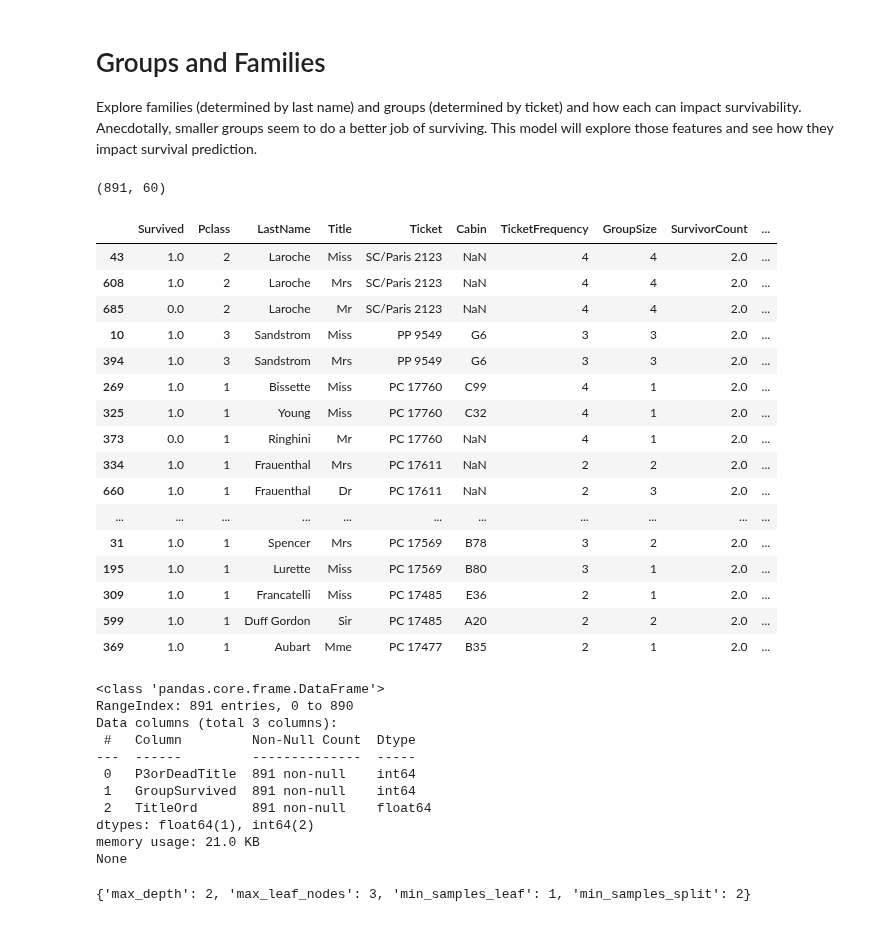
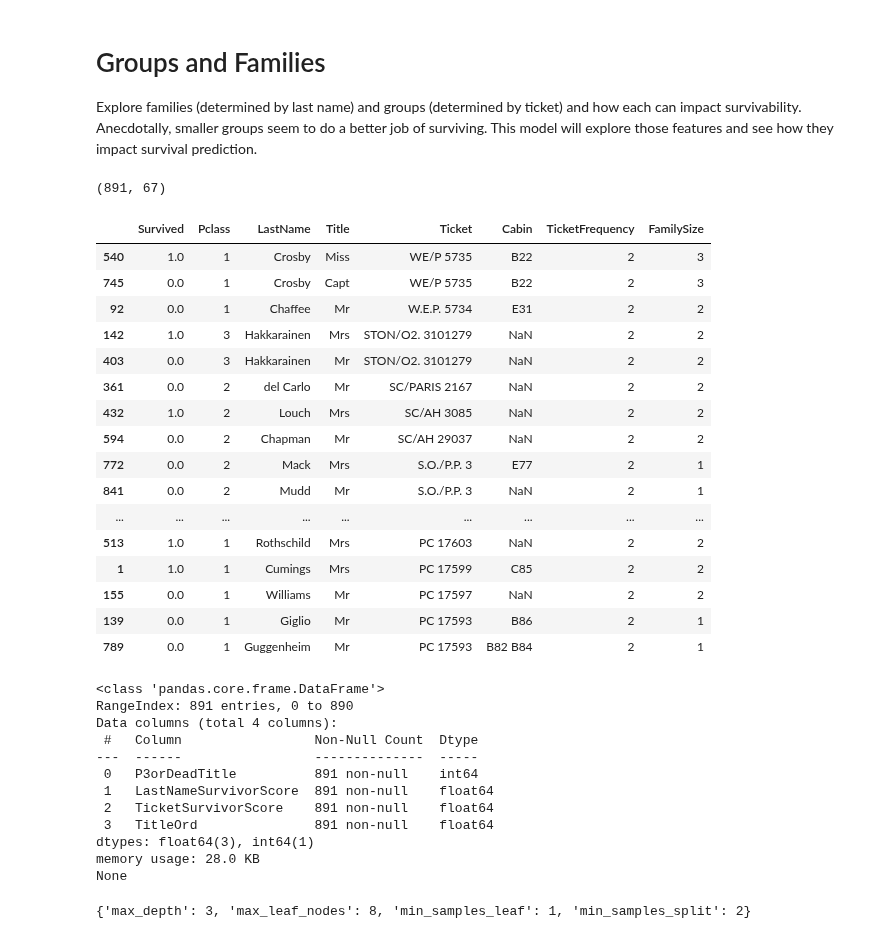
Before and after one commit to jmartenstein/titanic-ml, a Jupyter notebook: src/nb09_families.ipynb, the cells around one changed output. Drawn from its saved outputs; the diff is of its cells as text; code cells hidden in the pictures.

```diff
--- a/src/nb09_families.ipynb
+++ b/src/nb09_families.ipynb
@@ -16,33 +16,33 @@ import sklearn.model_selection as mds
 from scipy import interpolate
 import matplotlib.pyplot as plt
 
-datestamp = "20250302.160921"
+datestamp = "20250308.163757"
 df_ = pd.read_csv(f"../data/kaggle/train.clean.{datestamp}.csv")
 print(df_.shape)
 # %% [output]
-(891, 60)
+(891, 67)
 # %%
-df_sorted_ = df_.sort_values(by=["SurvivorCount", "Ticket"], ascending=False)
-df_sorted_frequency = df_sorted_[ df_sorted_[ "SurvivorCount"] < 3 ]
-df_sorted_frequency[[ "Survived", "Pclass",  "LastName", "Title", "Ticket", "Cabin", "TicketFrequency", "GroupSize", "SurvivorCount", "GroupSurvived" ]].head(20)
+df_sorted_ = df_.sort_values(by=["TicketFrequency", "Ticket"], ascending=False)
+df_sorted_frequency = df_sorted_[ df_sorted_[ "TicketFrequency"] < 3 ]
+df_sorted_frequency[[ "Survived", "Pclass",  "LastName", "Title", "Ticket", "Cabin", "TicketFrequency", "FamilySize" ]].head(20)
 # %% [output]
-|  | Survived | Pclass | LastName | Title | Ticket | Cabin | TicketFrequency | GroupSize | SurvivorCount | ... |
-| 43 | 1.0 | 2 | Laroche | Miss | SC/Paris 2123 | NaN | 4 | 4 | 2.0 | ... |
-| 608 | 1.0 | 2 | Laroche | Mrs | SC/Paris 2123 | NaN | 4 | 4 | 2.0 | ... |
-| 685 | 0.0 | 2 | Laroche | Mr | SC/Paris 2123 | NaN | 4 | 4 | 2.0 | ... |
-| 10 | 1.0 | 3 | Sandstrom | Miss | PP 9549 | G6 | 3 | 3 | 2.0 | ... |
-| 394 | 1.0 | 3 | Sandstrom | Mrs | PP 9549 | G6 | 3 | 3 | 2.0 | ... |
-| 269 | 1.0 | 1 | Bissette | Miss | PC 17760 | C99 | 4 | 1 | 2.0 | ... |
-| 325 | 1.0 | 1 | Young | Miss | PC 17760 | C32 | 4 | 1 | 2.0 | ... |
-| 373 | 0.0 | 1 | Ringhini | Mr | PC 17760 | NaN | 4 | 1 | 2.0 | ... |
-| 334 | 1.0 | 1 | Frauenthal | Mrs | PC 17611 | NaN | 2 | 2 | 2.0 | ... |
-| 660 | 1.0 | 1 | Frauenthal | Dr | PC 17611 | NaN | 2 | 3 | 2.0 | ... |
-| ... | ... | ... | ... | ... | ... | ... | ... | ... | ... | ... |
-| 31 | 1.0 | 1 | Spencer | Mrs | PC 17569 | B78 | 3 | 2 | 2.0 | ... |
-| 195 | 1.0 | 1 | Lurette | Miss | PC 17569 | B80 | 3 | 1 | 2.0 | ... |
-| 309 | 1.0 | 1 | Francatelli | Miss | PC 17485 | E36 | 2 | 1 | 2.0 | ... |
-| 599 | 1.0 | 1 | Duff Gordon | Sir | PC 17485 | A20 | 2 | 2 | 2.0 | ... |
-| 369 | 1.0 | 1 | Aubart | Mme | PC 17477 | B35 | 2 | 1 | 2.0 | ... |
+|  | Survived | Pclass | LastName | Title | Ticket | Cabin | TicketFrequency | FamilySize |
+| 540 | 1.0 | 1 | Crosby | Miss | WE/P 5735 | B22 | 2 | 3 |
+| 745 | 0.0 | 1 | Crosby | Capt | WE/P 5735 | B22 | 2 | 3 |
+| 92 | 0.0 | 1 | Chaffee | Mr | W.E.P. 5734 | E31 | 2 | 2 |
+| 142 | 1.0 | 3 | Hakkarainen | Mrs | STON/O2. 3101279 | NaN | 2 | 2 |
+| 403 | 0.0 | 3 | Hakkarainen | Mr | STON/O2. 3101279 | NaN | 2 | 2 |
+| 361 | 0.0 | 2 | del Carlo | Mr | SC/PARIS 2167 | NaN | 2 | 2 |
+| 432 | 1.0 | 2 | Louch | Mrs | SC/AH 3085 | NaN | 2 | 2 |
+| 594 | 0.0 | 2 | Chapman | Mr | SC/AH 29037 | NaN | 2 | 2 |
+| 772 | 0.0 | 2 | Mack | Mrs | S.O./P.P. 3 | E77 | 2 | 1 |
+| 841 | 0.0 | 2 | Mudd | Mr | S.O./P.P. 3 | NaN | 2 | 1 |
+| ... | ... | ... | ... | ... | ... | ... | ... | ... |
+| 513 | 1.0 | 1 | Rothschild | Mrs | PC 17603 | NaN | 2 | 2 |
+| 1 | 1.0 | 1 | Cumings | Mrs | PC 17599 | C85 | 2 | 2 |
+| 155 | 0.0 | 1 | Williams | Mr | PC 17597 | NaN | 2 | 2 |
+| 139 | 0.0 | 1 | Giglio | Mr | PC 17593 | B86 | 2 | 1 |
+| 789 | 0.0 | 1 | Guggenheim | Mr | PC 17593 | B82 B84 | 2 | 1 |
 # %%
 #all_columns = True
 all_columns = False
@@ -55,7 +55,7 @@ if all_columns:
                          "AgeMinMax" ]
     x_colnames = [i for i in df_.columns if i not in columns_to_drop]
 else:
-    x_colnames = [ "P3orDeadTitle", "GroupSurvived", "TitleOrd" ]
+    x_colnames = [ "P3orDeadTitle", "LastNameSurvivorScore", "TicketSurvivorScore", "TitleOrd" ]
 
 y_colname = [ "Survived" ]
 
@@ -69,22 +69,23 @@ X_train, X_test, y_train, y_test = mds.train_test_split(X, y, test_size=0.2)
 # %% [output]
 <class 'pandas.core.frame.DataFrame'>
 RangeIndex: 891 entries, 0 to 890
-Data columns (total 3 columns):
- #   Column         Non-Null Count  Dtype
----  ------         --------------  -----
- 0   P3orDeadTitle  891 non-null    int64
- 1   GroupSurvived  891 non-null    int64
- 2   TitleOrd       891 non-null    float64
-dtypes: float64(1), int64(2)
-memory usage: 21.0 KB
+Data columns (total 4 columns):
+ #   Column                 Non-Null Count  Dtype
+---  ------                 --------------  -----
+ 0   P3orDeadTitle          891 non-null    int64
+ 1   LastNameSurvivorScore  891 non-null    float64
+ 2   TicketSurvivorScore    891 non-null    float64
+ 3   TitleOrd               891 non-null    float64
+dtypes: float64(3), int64(1)
+memory usage: 28.0 KB
 None
 # %%
 n_folds = 6
 s_scoring = "balanced_accuracy"
 
 param_dist = {
-    'max_leaf_nodes': [ 3 ],
-    'max_depth': [ 2 ],
+    'max_leaf_nodes': [ 4, 5, 6, 7, 8 ],
+    'max_depth': [ 3, 4, 5, 6 ],
     'min_samples_split': [ 2 ],
     'min_samples_leaf': [ 1 ]
 }
@@ -108,7 +109,7 @@ model       = grid_search.best_estimator_
 print(best_params)
 print()
 # %% [output]
-{'max_depth': 2, 'max_leaf_nodes': 3, 'min_samples_leaf': 1, 'min_samples_split': 2}
+{'max_depth': 3, 'max_leaf_nodes': 8, 'min_samples_leaf': 1, 'min_samples_split': 2}
 # %%
 importances = model.feature_importances_
 feature_imp_df = pd.DataFrame(
```
Also changed, not shown: parts of 8 cells of this notebook.
